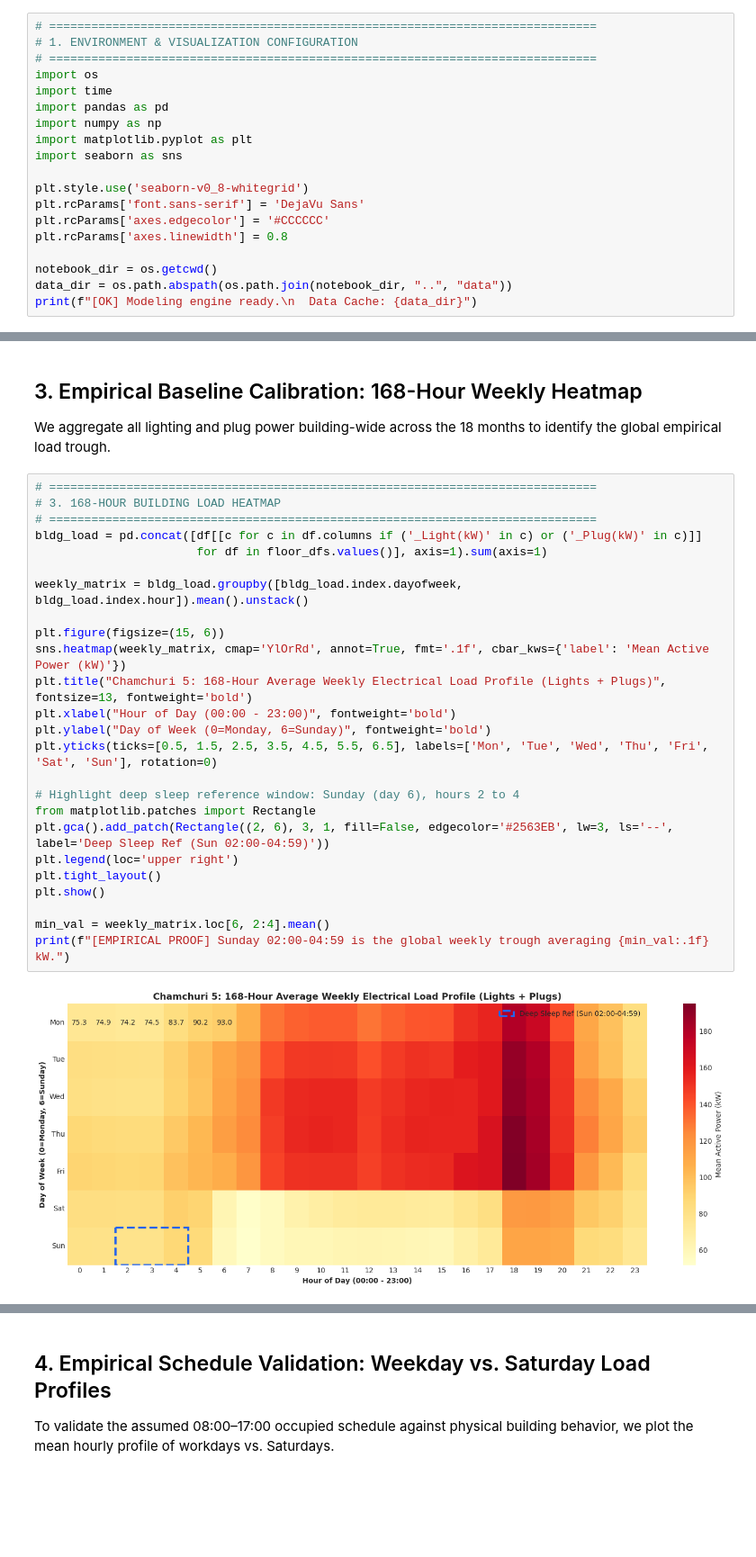
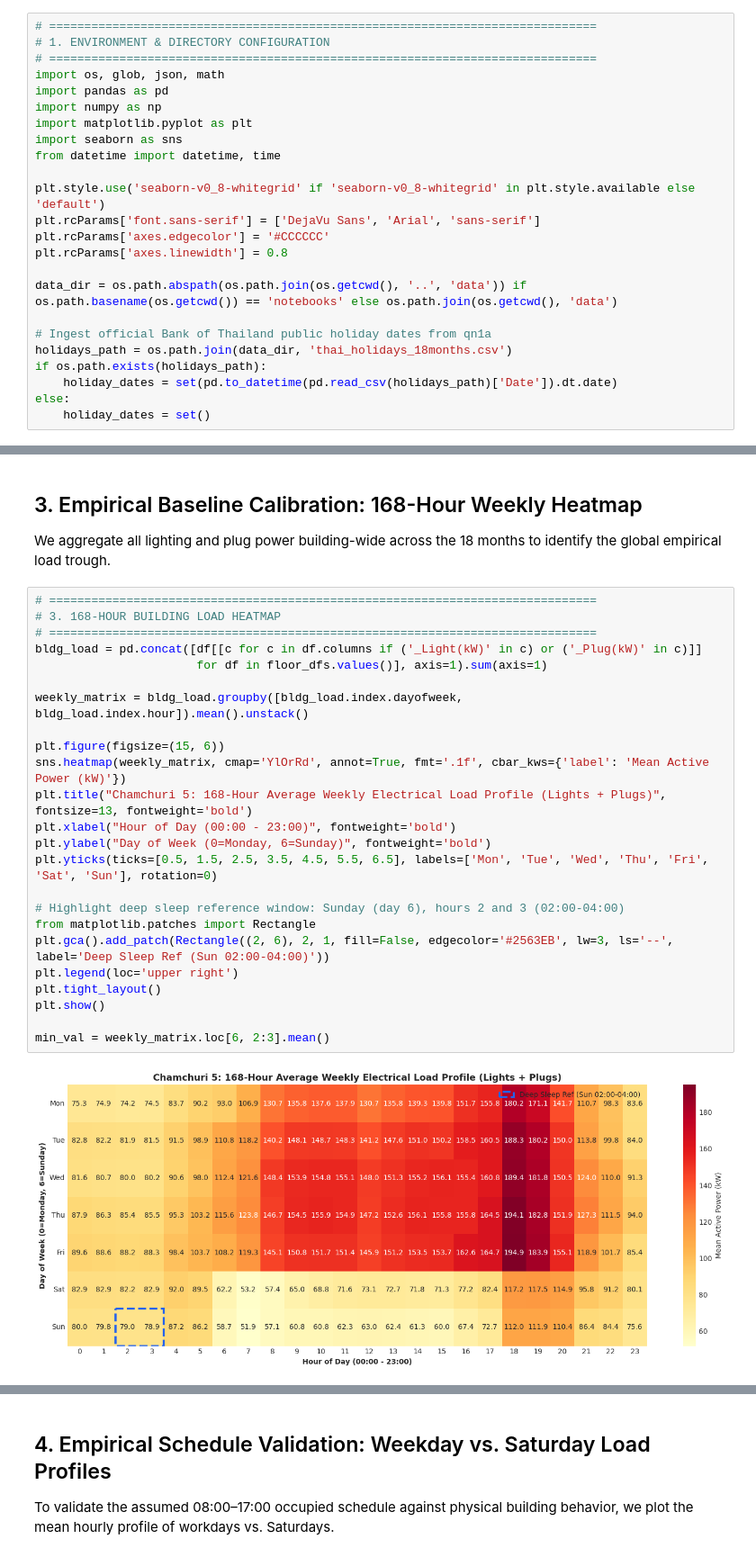
Before and after one commit to fcyap/IS4001-G1T4, a Jupyter notebook: notebooks/qn1e_eda_and_baseload_modeling.ipynb, the cells around one changed output, grey strips where cells are left out. Shown at 90% size. Saved outputs shown, nothing was run; the diff lists cells and outputs as text; blank space fills up the shorter version.

```diff
--- a/notebooks/qn1e_eda_and_baseload_modeling.ipynb
+++ b/notebooks/qn1e_eda_and_baseload_modeling.ipynb
@@ -32,19 +38,24 @@
 # %%
 # ==============================================================================
-# 1. ENVIRONMENT & VISUALIZATION CONFIGURATION
+# 1. ENVIRONMENT & DIRECTORY CONFIGURATION
 # ==============================================================================
-import os
-import time
+import os, glob, json, math
 import pandas as pd
 import numpy as np
 import matplotlib.pyplot as plt
 import seaborn as sns
+from datetime import datetime, time
 
-plt.style.use('seaborn-v0_8-whitegrid')
-plt.rcParams['font.sans-serif'] = 'DejaVu Sans'
+plt.style.use('seaborn-v0_8-whitegrid' if 'seaborn-v0_8-whitegrid' in plt.style.available else 'default')
+plt.rcParams['font.sans-serif'] = ['DejaVu Sans', 'Arial', 'sans-serif']
 plt.rcParams['axes.edgecolor'] = '#CCCCCC'
 plt.rcParams['axes.linewidth'] = 0.8
 
-notebook_dir = os.getcwd()
-data_dir = os.path.abspath(os.path.join(notebook_dir, "..", "data"))
-print(f"[OK] Modeling engine ready.\n  Data Cache: {data_dir}")
+data_dir = os.path.abspath(os.path.join(os.getcwd(), '..', 'data')) if os.path.basename(os.getcwd()) == 'notebooks' else os.path.join(os.getcwd(), 'data')
+
+# Ingest official Bank of Thailand public holiday dates from qn1a
+holidays_path = os.path.join(data_dir, 'thai_holidays_18months.csv')
+if os.path.exists(holidays_path):
+    holiday_dates = set(pd.to_datetime(pd.read_csv(holidays_path)['Date']).dt.date)
+else:
+    holiday_dates = set()
@@ -115,27 +102,26 @@ We aggregate all lighting and plug power building-wide across the 18 months to i
 # %%
 # ==============================================================================
 # 3. 168-HOUR BUILDING LOAD HEATMAP
 # ==============================================================================
 bldg_load = pd.concat([df[[c for c in df.columns if ('_Light(kW)' in c) or ('_Plug(kW)' in c)]]
                        for df in floor_dfs.values()], axis=1).sum(axis=1)
 
 weekly_matrix = bldg_load.groupby([bldg_load.index.dayofweek, bldg_load.index.hour]).mean().unstack()
 
 plt.figure(figsize=(15, 6))
 sns.heatmap(weekly_matrix, cmap='YlOrRd', annot=True, fmt='.1f', cbar_kws={'label': 'Mean Active Power (kW)'})
 plt.title("Chamchuri 5: 168-Hour Average Weekly Electrical Load Profile (Lights + Plugs)", fontsize=13, fontweight='bold')
 plt.xlabel("Hour of Day (00:00 - 23:00)", fontweight='bold')
 plt.ylabel("Day of Week (0=Monday, 6=Sunday)", fontweight='bold')
 plt.yticks(ticks=[0.5, 1.5, 2.5, 3.5, 4.5, 5.5, 6.5], labels=['Mon', 'Tue', 'Wed', 'Thu', 'Fri', 'Sat', 'Sun'], rotation=0)
 
-# Highlight deep sleep reference window: Sunday (day 6), hours 2 to 4
+# Highlight deep sleep reference window: Sunday (day 6), hours 2 and 3 (02:00-04:00)
 from matplotlib.patches import Rectangle
-plt.gca().add_patch(Rectangle((2, 6), 3, 1, fill=False, edgecolor='#2563EB', lw=3, ls='--', label='Deep Sleep Ref (Sun 02:00-04:59)'))
+plt.gca().add_patch(Rectangle((2, 6), 2, 1, fill=False, edgecolor='#2563EB', lw=3, ls='--', label='Deep Sleep Ref (Sun 02:00-04:00)'))
 plt.legend(loc='upper right')
 plt.tight_layout()
 plt.show()
 
-min_val = weekly_matrix.loc[6, 2:4].mean()
-print(f"[EMPIRICAL PROOF] Sunday 02:00-04:59 is the global weekly trough averaging {min_val:.1f} kW.")
+min_val = weekly_matrix.loc[6, 2:3].mean()
 # %% [output]
-[figure, old version]
+[figure, new version]
```
Also changed, not shown: parts of 34 cells of this notebook, 1 other file.
